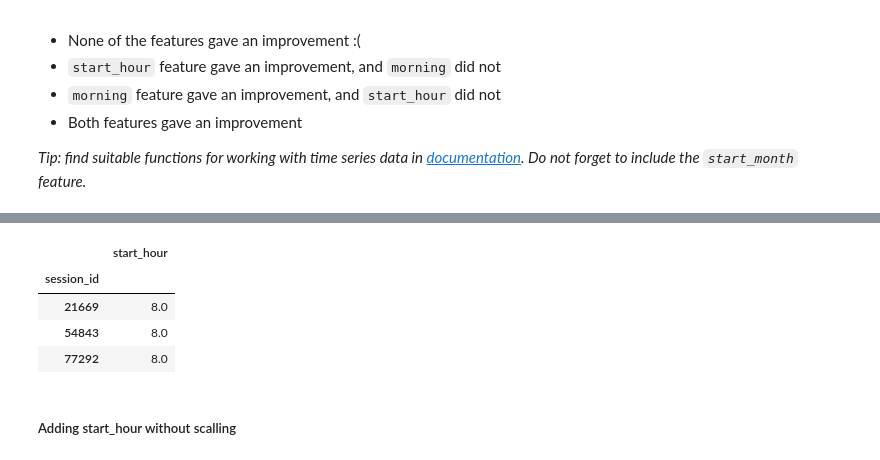
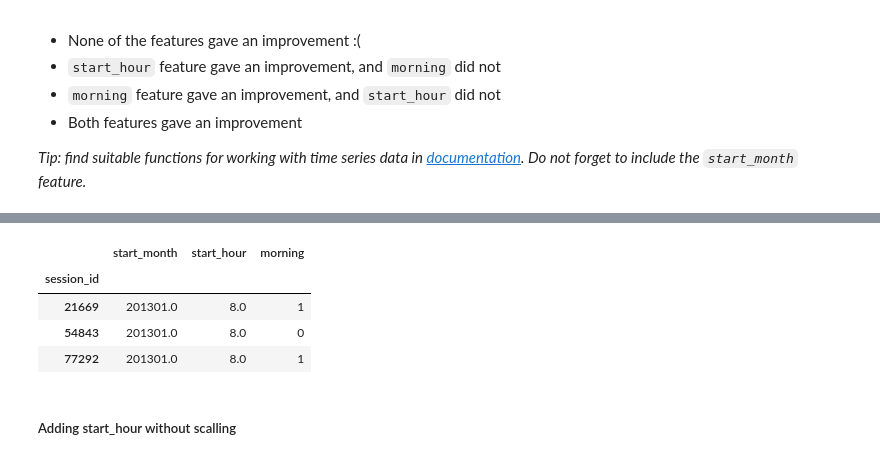
Before and after one commit to AndySECP/Berkeley-classes, a Jupyter notebook: DataScience/assignment2_part1_alice_logistic_regression.ipynb, the cells around one changed output, grey strips where cells are left out. Saved outputs shown, nothing was run; the diff lists cells and outputs as text; code cells hidden in the pictures.

```diff
--- a/DataScience/assignment2_part1_alice_logistic_regression.ipynb
+++ b/DataScience/assignment2_part1_alice_logistic_regression.ipynb
@@ -586,9 +586,6 @@ train_df.head(3)
 3 rows × 21 columns
 # %%
 alice_session = train_df[train_df.target==1].index.values
-# %%
-full_new_feat = full_new_feat.sort_index()
-alice_session.sort()
 # %%
 alice_feat = full_new_feat.loc[alice_session]
 alice_feat.head(3)
@@ -767,19 +764,16 @@ full_df.head(3)
 | 54843 | 56 | 2013-01-12 08:37:23 | 55 | 2013-01-12 08:37:23 | 56 | 2013-01-12 09:07:07 | 55 | 2013-01-12 09:07:09 | 0 | NaT | 0 | ... |
 | 77292 | 946 | 2013-01-12 08:50:13 | 946 | 2013-01-12 08:50:14 | 951 | 2013-01-12 08:50:15 | 946 | 2013-01-12 08:50:15 | 946 | 2013-01-12 08:50:16 | 945 | ... |
 # %%
-# Dataframe for new features
-hour_new_feat = pd.DataFrame(index=full_df.index)
+# Add start_month hour
+full_new_feat['start_hour'] = full_df['time1'].apply(lambda ts: ts.hour).astype('float64')
 
-# Add start_month feature
-hour_new_feat['start_hour'] = full_df['time1'].apply(lambda ts: ts.hour).astype('float64')
-
-hour_new_feat.head(3)
+full_new_feat.head(3)
 # %% [output]
-|  | start_hour |
-| session_id |  |
-| 21669 | 8.0 |
-| 54843 | 8.0 |
-| 77292 | 8.0 |
+|  | start_month | start_hour | morning |
+| session_id |  |  |  |
+| 21669 | 201301.0 | 8.0 | 1 |
+| 54843 | 201301.0 | 8.0 | 0 |
+| 77292 | 201301.0 | 8.0 | 1 |
 # %% [markdown]
 ##### Adding start_hour without scalling
 # %%
```
Also changed, not shown: parts of 31 cells of this notebook.
